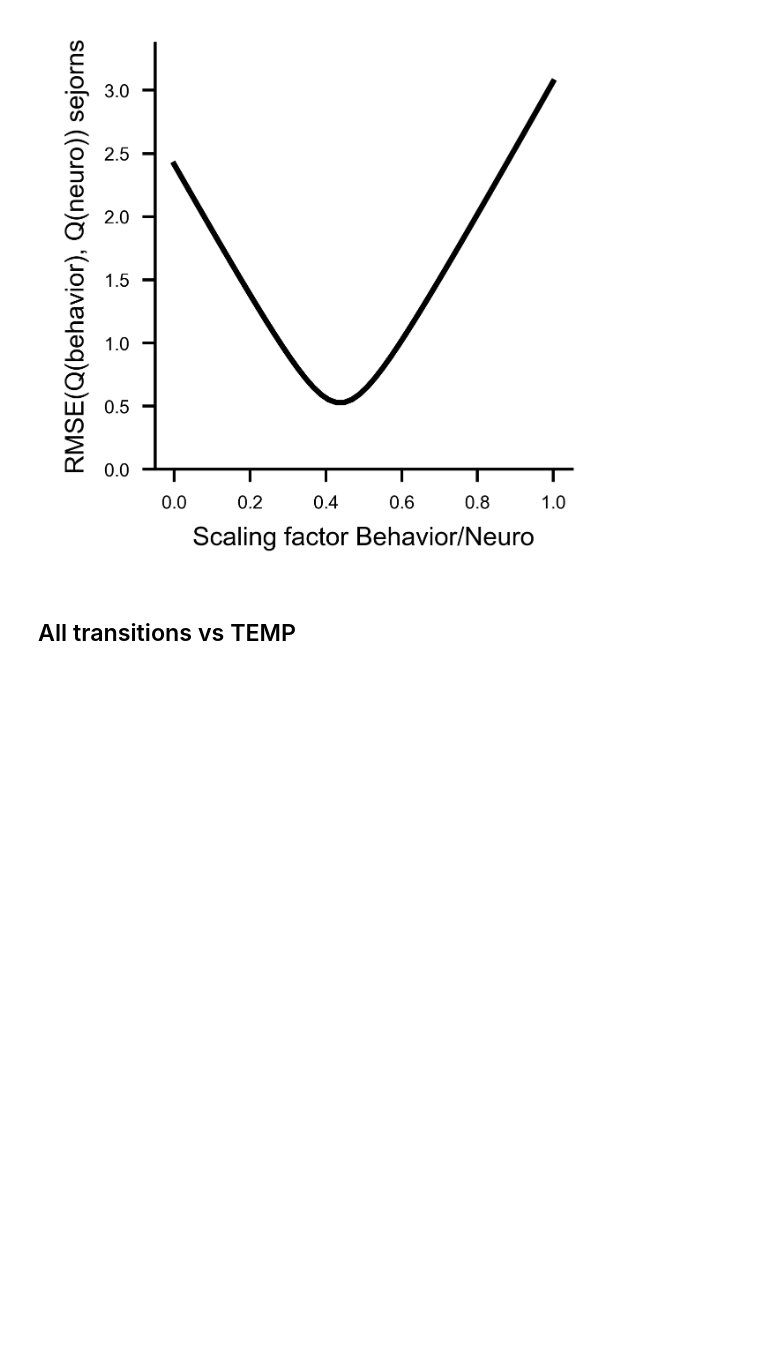
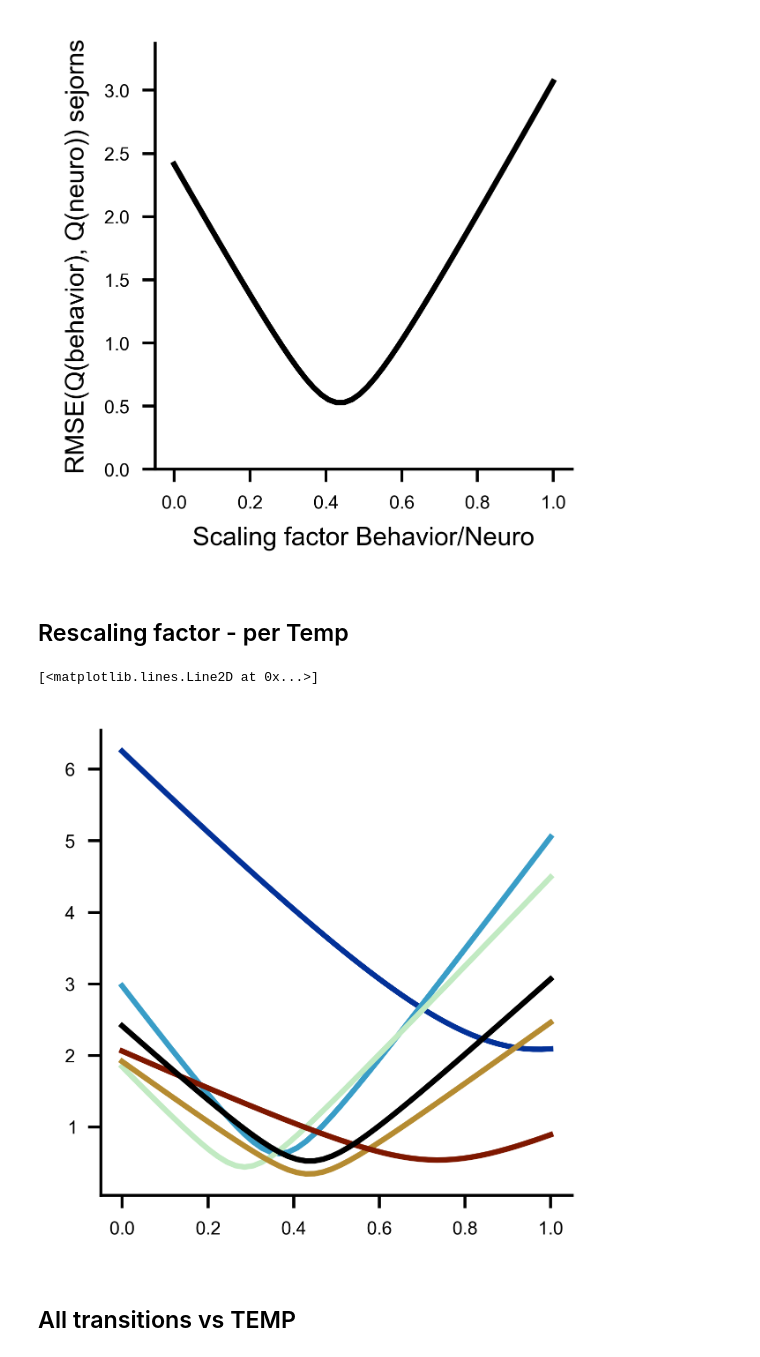
Before and after one commit to ZebrafishHMM2023/ZebrafishHMM2023_CodeAndData, a Jupyter notebook: Figures/Fig5.ipynb, the cells around one changed output. Drawn from its saved outputs; the diff is of its cells as text; code cells hidden in the pictures; blank space fills up the shorter version.

```diff
--- a/Figures/Fig5.ipynb
+++ b/Figures/Fig5.ipynb
@@ -98,15 +102,15 @@ Text(0, 0.5, 'Density')
 # %%
 from sklearn.metrics import root_mean_squared_error as rmse
 
-def distrib_diff(dt):
+def distrib_diff(dt, A, B):
     qs = np.linspace(0,0.99, 1000)
     return rmse(
-        np.quantile(np.concatenate([sF_beh, sL_beh,sR_beh]), qs),
-        np.quantile(np.concatenate([sF_neu, sL_neu,sR_neu])*dt, qs),
+        np.quantile(A, qs),
+        np.quantile(B*dt, qs),
     )
 # %%
 factors = np.linspace(0,1,50)
-diffs = np.array([distrib_diff(dt) for dt in factors])
+diffs = np.array([distrib_diff(dt, np.concatenate([sF_beh, sL_beh,sR_beh]), np.concatenate([sF_neu, sL_neu,sR_neu])) for dt in factors])
 delta_t = factors[np.argmin(diffs)]
 # %%
 delta_t = 0.44
@@ -298,6 +309,45 @@ ax.set_ylim(0, diffs.max()*1.1)
 fig.savefig("panels/Fig5/supps/scaling_factor.svg")
 # %% [output]
 [figure]
+# %% [markdown]
+## Rescaling factor - per Temp
+# %%
+fig, ax = plt.subplots()
+
+behav = h5py.File(bDATAPATH, "r")
+
+for temp in TEMPS:
+    # behavior
+    v = load_viterbi(bMODELPATH, "g3", temp)
+    dt = format_sequences(behav[f"behaviour/{temp}/bouttime"][()])
+    bts, dts = sejourn_time_seqs(v, dt)
+    sF_beh = dts[bts == 0]
+    sL_beh = dts[bts == 1]
+    sR_beh = dts[bts == 2]
+    s_beh = np.concatenate([sF_beh, sL_beh,sR_beh])
+
+    # neuro
+    artrs = ALL_ARTRs[ALL_ARTRs[:,1] == temp]
+    sFs, sLs, sRs = [], [], []
+    for artr in artrs:
+        sF, sL, sR = load_ARTR_sejourn(nMODELPATH, *artr)
+        sFs.append(sF)
+        sLs.append(sL)
+        sRs.append(sR)
+    sF_neu = np.concatenate(sFs)
+    sL_neu = np.concatenate(sLs)
+    sR_neu = np.concatenate(sRs)
+    s_neu = np.concatenate([sF_neu, sL_neu, sR_neu])
+
+    diffs_sub = np.array([distrib_diff(dt, s_beh, s_neu) for dt in factors])
+    ax.plot(factors, diffs_sub, color=TEMPS_COLS[temp])
+
+behav.close()
+
+ax.plot(factors, diffs, color="k")
+# %% [output]
+[<matplotlib.lines.Line2D at 0x...>]
+[figure, added]
 # %% [markdown]
 ## All transitions vs TEMP
 # %%
```
Also changed, not shown: parts of 8 cells of this notebook, 13 other files.
